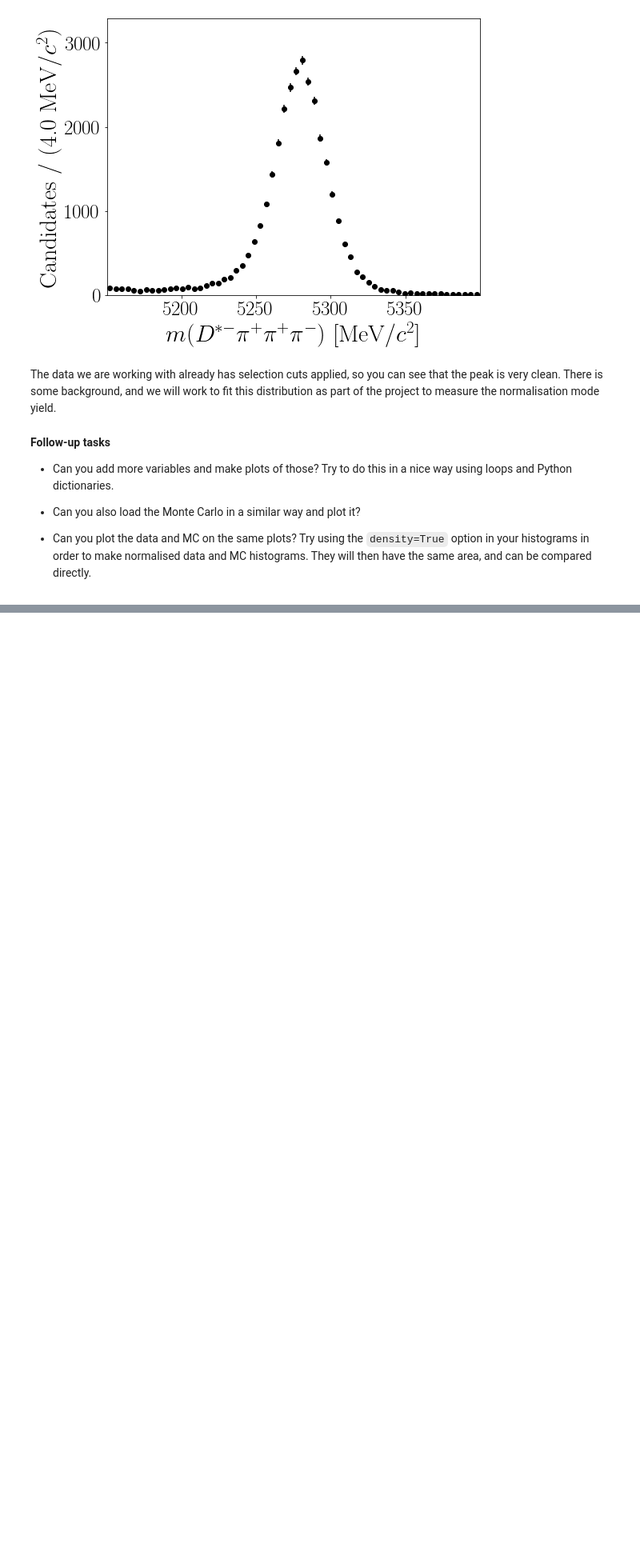
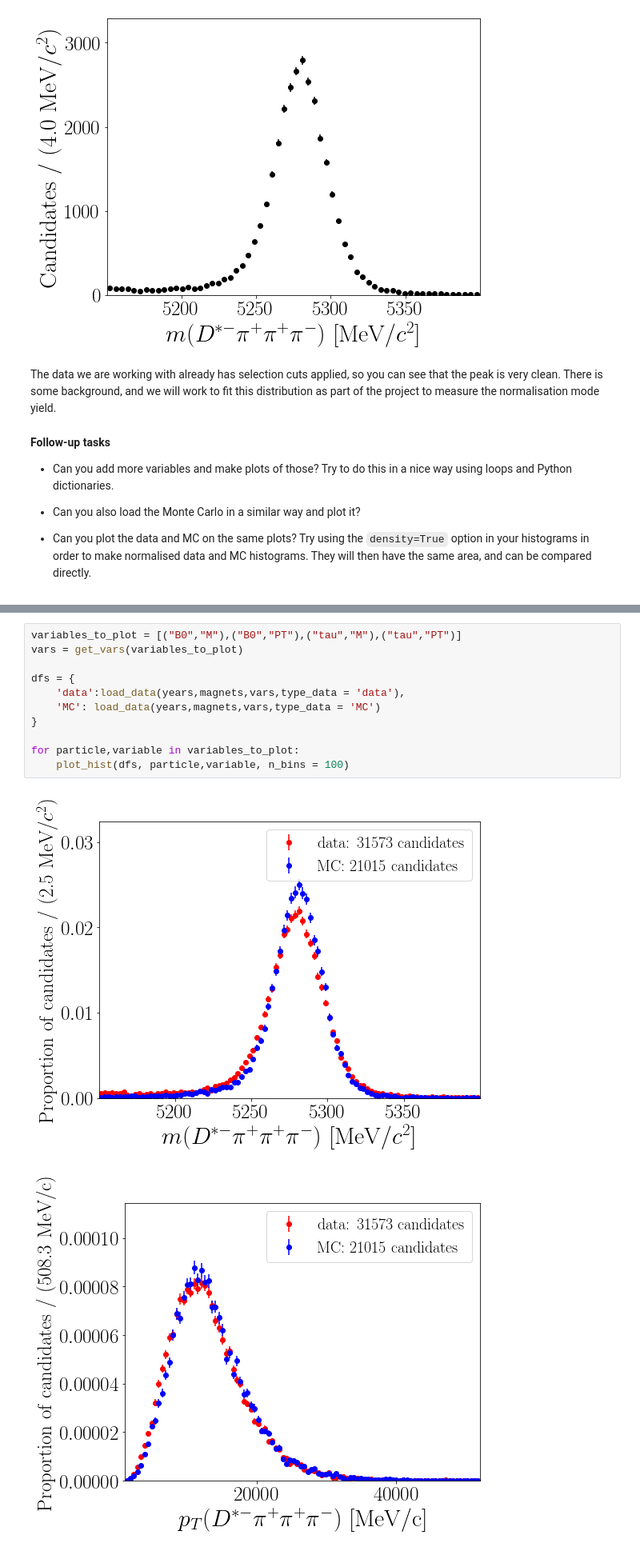
Before and after one commit to donalhill/bd2dst3pi, a Jupyter notebook: notebooks/1_plot_data_B_mass.ipynb, the cells around one changed output, grey strips where cells are left out. Shown at 80% size. Cells and saved outputs as stored; diff of their text form; blank space fills up the shorter version.

```diff
--- a/notebooks/1_plot_data_B_mass.ipynb
+++ b/notebooks/1_plot_data_B_mass.ipynb
@@ -103,0 +411,14 @@ The data we are working with already has selection cuts applied, so you can see
+# %%
+variables_to_plot = [("B0","M"),("B0","PT"),("tau","M"),("tau","PT")]
+vars = get_vars(variables_to_plot)
+
+dfs = {
+    'data':load_data(years,magnets,vars,type_data = 'data'),
+    'MC': load_data(years,magnets,vars,type_data = 'MC')
+}
+
+for particle,variable in variables_to_plot:
+    plot_hist(dfs, particle,variable, n_bins = 100)
+# %% [output]
+[figure, added]
+[figure, added]
```
Also changed, not shown: parts of 20 cells of this notebook.
